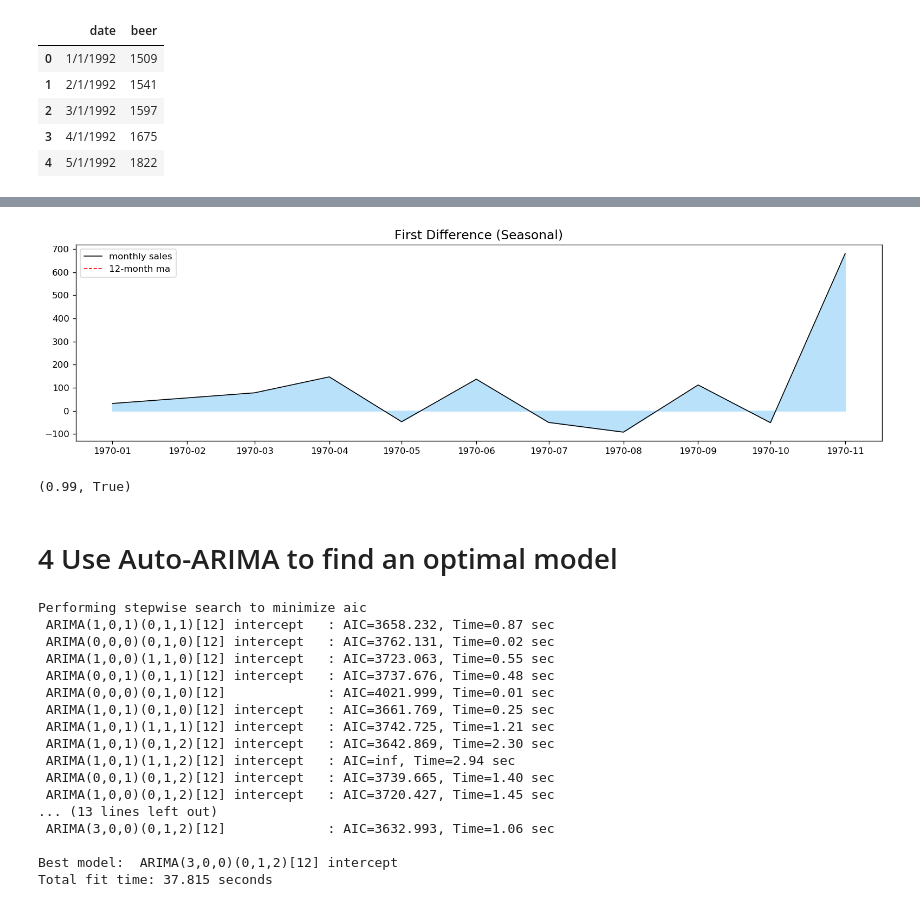
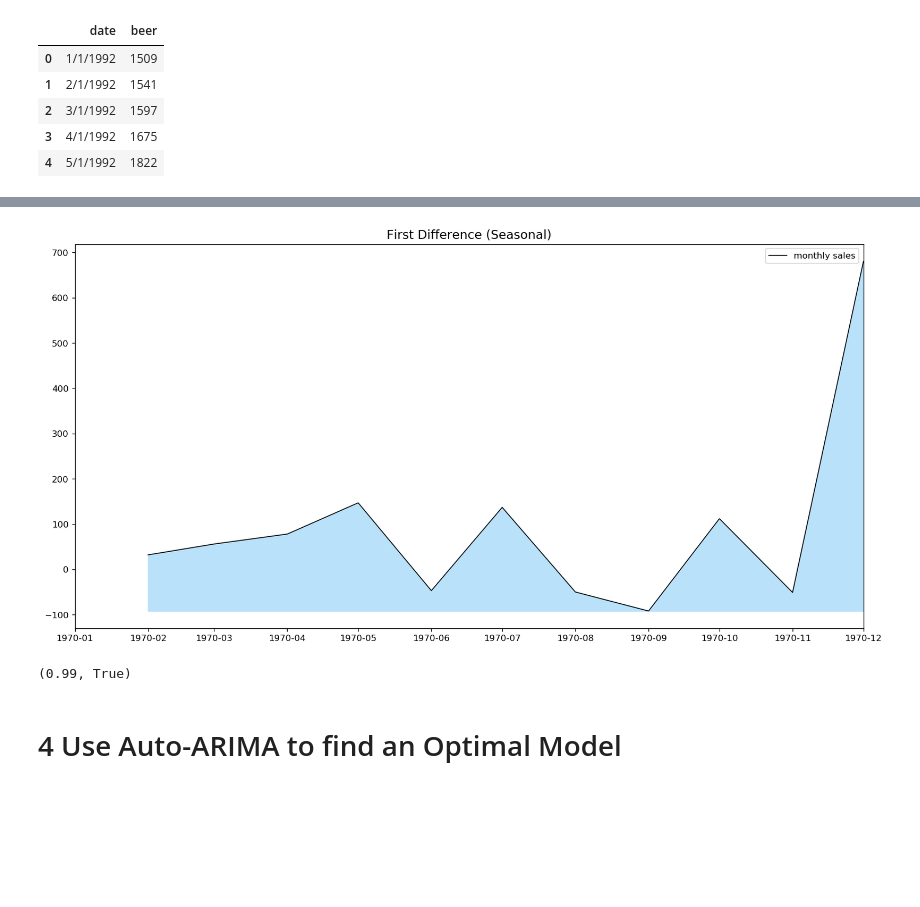
Before and after one commit to flo7up/relataly-public-python-tutorials, a Jupyter notebook: 021 Forecasting US Beer Sales with (auto) ARIMA in Python.ipynb, the cells around one changed output, grey strips where cells are left out. Drawn from its saved outputs; the diff is of its cells as text; code cells hidden in the pictures; blank space fills up the shorter version.

```diff
--- a/021 Forecasting US Beer Sales with (auto) ARIMA in Python.ipynb
+++ b/021 Forecasting US Beer Sales with (auto) ARIMA in Python.ipynb
@@ -30,13 +38,17 @@ df.head()
 # %%
 def check_stationarity(dates, sales, title_string):
     # Visualize the data
-    fig, ax = plt.subplots(figsize=(16, 4))
+    fig, ax = plt.subplots(figsize=(16, 8))
     plt.title(title_string, fontsize=14)
     plt.plot(dates, sales, label='monthly sales', color="black", linewidth=1.0)
+    ax.fill_between(dates, sales.min(), sales, color='#b9e1fa')
+    ax.set_xlim([dates.min(),dates.max()])
 
-    ma = sales.rolling(window=30).mean()
-    plt.plot(dates, ma, label='12-month ma', color="red", linewidth=1.0, linestyle='--')
-    ax.fill_between(dates, 0, sales, color='#b9e1fa')
+    if dates.size > 12:
+        ma = sales.rolling(window=12).mean()
+        plt.plot(dates, ma, label='12-month ma', color="red", linewidth=2.0)
+        ma = sales.rolling(window=25).mean()
+        plt.plot(dates, ma, label='25-month ma', color="orange", linewidth=2.0)
 
     plt.legend()
     plt.show()
@@ -85,27 +98,0 @@ plt.show()
-# %%
-# Seasonal part
-
-# Reduce the timeframe to a single seasonal period
-df_sales_s = df_sales[0:12]
-
-plt.rcParams.update({'figure.figsize':(9,7), 'figure.dpi':120})
-fig, axes = plt.subplots(3,2, sharex=False)
-
-# First Difference
-axes[0, 0].plot(df_sales_s)
-axes[0, 0].set_title('Original (Season)')
-plot_acf(df_sales_s, ax=axes[0, 1])
-
-# First Difference
-df_sales_s_first_diff = df_sales_s.diff().dropna()
-axes[1, 0].plot(df_sales_s_first_diff)
-axes[1, 0].set_title('First Order Difference (Season)')
-plot_acf(df_sales_s_first_diff, ax=axes[1, 1])
-
-# Second Difference
-df_sales_s_second_diff = df_sales_s.diff().diff().dropna()
-axes[2, 0].plot(df_sales_s_second_diff)
-axes[2, 0].set_title('Second Order Difference (Season)')
-plot_acf(df_sales_s_second_diff, ax=axes[2, 1])
-plt.tight_layout()
-plt.show()
@@ -114,41 +109,11 @@ plt.show()
 # %%
 # Check if the first difference of the seasonal period is stationary
-df_dates_first_s = pd.date_range(df_sales_s_first_diff.iloc[1], periods=11, freq='MS')
+df_dates_first_s = pd.date_range(df_sales_s.diff().iloc[1], periods=12, freq='MS')
 
 title = "First Difference (Seasonal)"
-check_stationarity(df_dates_first_s, df_sales_s_first_diff, title)
+check_stationarity(df_dates_first_s, df_sales_s.diff(), title)
 # %% [output]
-[figure, old version]
+[figure, new version]
 (0.99, True)
 # %% [markdown]
-# 4 Use Auto-ARIMA to find an optimal model
+# 4 Use Auto-ARIMA to find an Optimal Model
-# %%
-# p, d, q Son-seasonal part of the model
-# P, D, Q Sesonal part of the model
-
-model_fit = pm.auto_arima(df_sales, start_p=1, start_q=1,
-                         test='adf',
-                         max_p=3, max_q=3, m=12, # m=number of observations per Year
-                         start_P=0, seasonal=True,
-                         d=None, D=1, trace=True,
-                         error_action='ignore',
-                         suppress_warnings=True,
-                         stepwise=True)
-# %% [output]
-Performing stepwise search to minimize aic
- ARIMA(1,0,1)(0,1,1)[12] intercept   : AIC=3658.232, Time=0.87 sec
- ARIMA(0,0,0)(0,1,0)[12] intercept   : AIC=3762.131, Time=0.02 sec
- ARIMA(1,0,0)(1,1,0)[12] intercept   : AIC=3723.063, Time=0.55 sec
- ARIMA(0,0,1)(0,1,1)[12] intercept   : AIC=3737.676, Time=0.48 sec
- ARIMA(0,0,0)(0,1,0)[12]             : AIC=4021.999, Time=0.01 sec
- ARIMA(1,0,1)(0,1,0)[12] intercept   : AIC=3661.769, Time=0.25 sec
- ARIMA(1,0,1)(1,1,1)[12] intercept   : AIC=3742.725, Time=1.21 sec
- ARIMA(1,0,1)(0,1,2)[12] intercept   : AIC=3642.869, Time=2.30 sec
- ARIMA(1,0,1)(1,1,2)[12] intercept   : AIC=inf, Time=2.94 sec
- ARIMA(0,0,1)(0,1,2)[12] intercept   : AIC=3739.665, Time=1.40 sec
- ARIMA(1,0,0)(0,1,2)[12] intercept   : AIC=3720.427, Time=1.45 sec
-... (13 lines left out)
- ARIMA(3,0,0)(0,1,2)[12]             : AIC=3632.993, Time=1.06 sec
-
-Best model:  ARIMA(3,0,0)(0,1,2)[12] intercept
-Total fit time: 37.815 seconds
```
Also changed, not shown: parts of 19 cells of this notebook.
